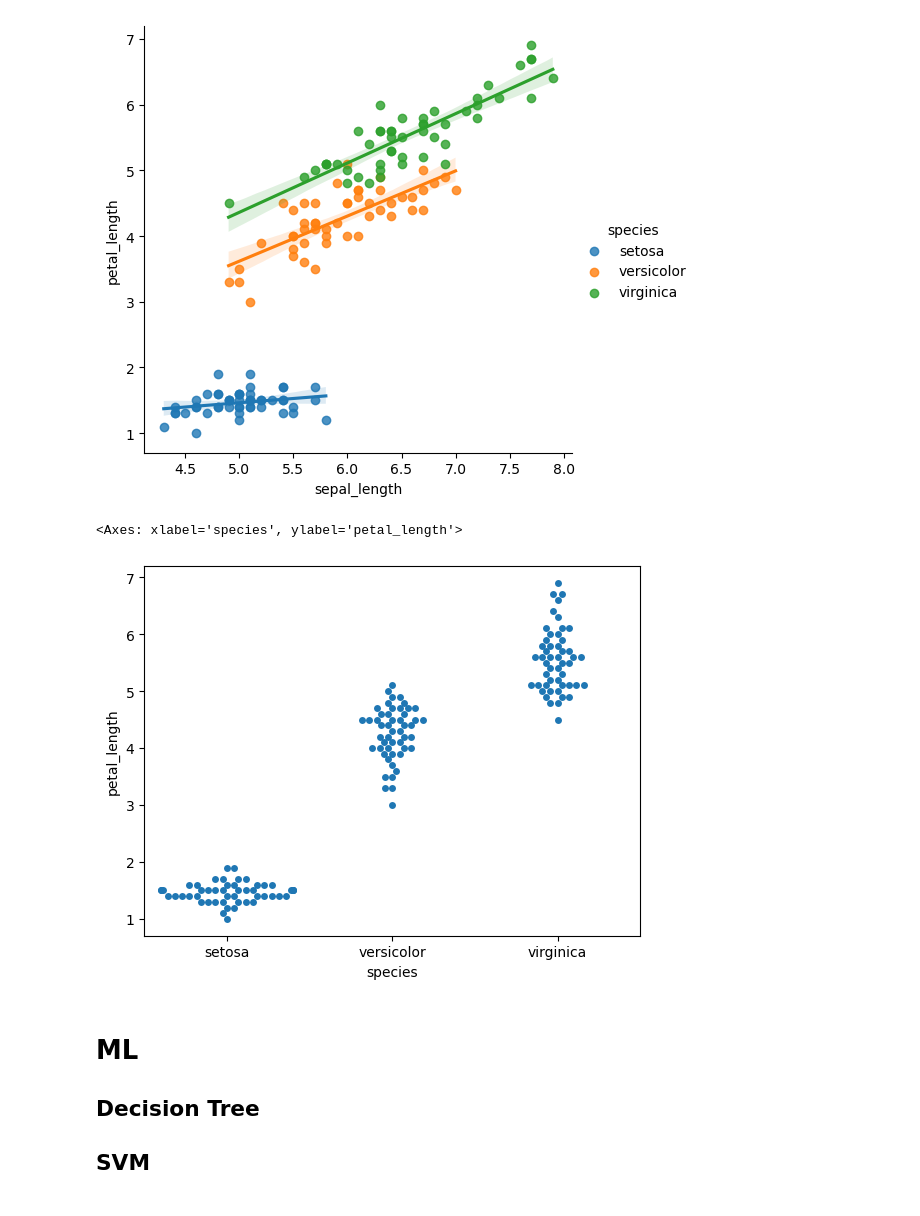
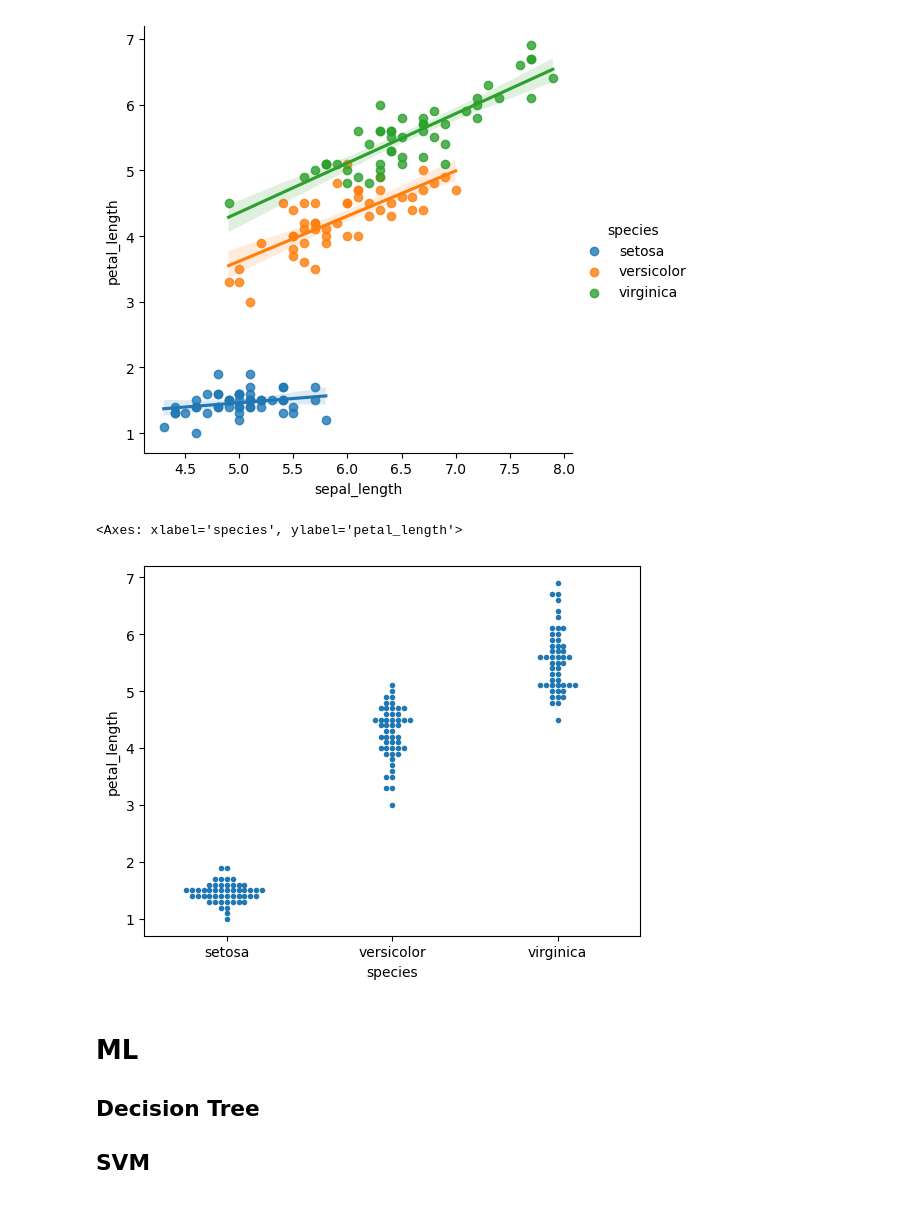
Before and after one commit to josep-audenis/Iris, a Jupyter notebook: iris.ipynb, the cells around one changed output. Drawn from its saved outputs; the diff is of its cells as text; code cells hidden in the pictures.

Commit message:
solved size ploblem in swarmplot

```diff
--- a/iris.ipynb
+++ b/iris.ipynb
@@ -65,10 +65,10 @@ sns.lmplot(x="sepal_length", y="petal_length", hue="species", data=iris)
 <seaborn.axisgrid.FacetGrid at 0x...>
 [figure]
 # %%
-sns.swarmplot(x=iris["species"], y=iris["petal_length"])
+sns.swarmplot(x=iris["species"], y=iris["petal_length"], size=4)
 # %% [output]
 <Axes: xlabel='species', ylabel='petal_length'>
-[figure, old version]
+[figure, new version]
 # %% [markdown]
 # ML
 ## Decision Tree
```
